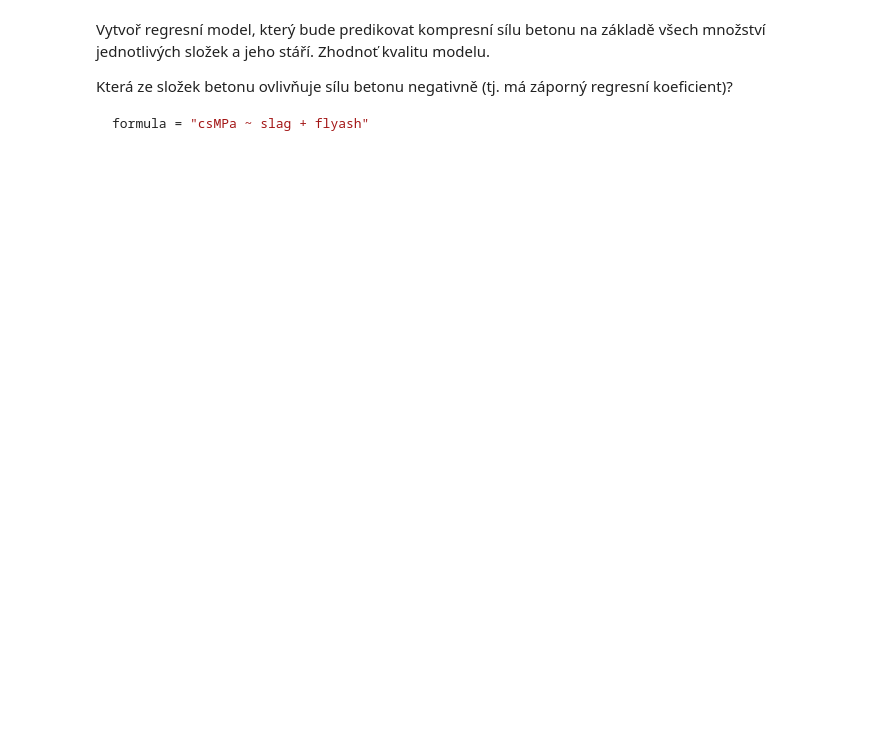
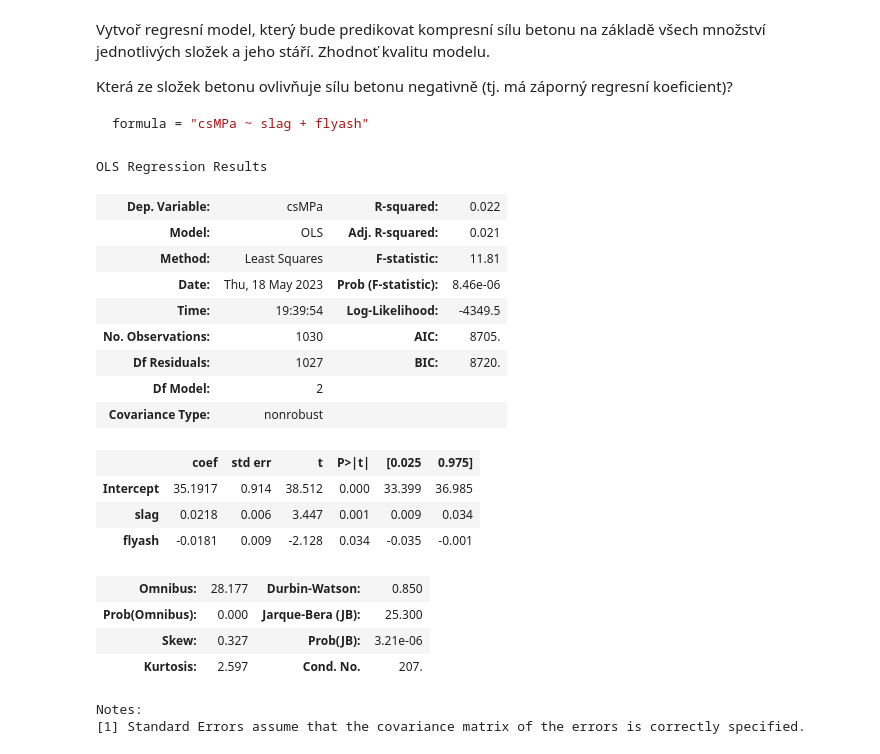
Before and after one commit to AnetaPopelova/czechitas-python-for-data-science, a Jupyter notebook: lekce-07/excs/kvalita-betonu.ipynb, the cells around one changed output. Drawn from its saved outputs; the diff is of its cells as text; code cells hidden in the pictures; blank space fills up the shorter version.

````diff
--- a/lekce-07/excs/kvalita-betonu.ipynb
+++ b/lekce-07/excs/kvalita-betonu.ipynb
@@ -50,6 +53,38 @@ Která ze složek betonu ovlivňuje sílu betonu negativně (tj. má záporný r
 ```py
 formula = "csMPa ~ slag + flyash"
 ```
+# %%
+# Kladný korelační koeficient vyjadřuje pozitivní korelaci mezi veličinami,
+# záporný korelační koeficient vyjadřuje negativní korelaci obou veličin.
+
+# Pokud je hodnota korelačního koeficientu rovna nule, korelační závislost mezi veličinami neexistuje.
+
+
+formula = "csMPa ~ slag + flyash"
+mod = smf.ols(formula=formula, data=data)
+res = mod.fit()
+res.summary()
+# %% [output]
+OLS Regression Results
+| Dep. Variable: | csMPa | R-squared: | 0.022 |
+| Model: | OLS | Adj. R-squared: | 0.021 |
+| Method: | Least Squares | F-statistic: | 11.81 |
+| Date: | Thu, 18 May 2023 | Prob (F-statistic): | 8.46e-06 |
+| Time: | 19:39:54 | Log-Likelihood: | -4349.5 |
+| No. Observations: | 1030 | AIC: | 8705. |
+| Df Residuals: | 1027 | BIC: | 8720. |
+| Df Model: | 2 |  |  |
+| Covariance Type: | nonrobust |  |  |
+|  | coef | std err | t | P>|t| | [0.025 | 0.975] |
+| Intercept | 35.1917 | 0.914 | 38.512 | 0.000 | 33.399 | 36.985 |
+| slag | 0.0218 | 0.006 | 3.447 | 0.001 | 0.009 | 0.034 |
+| flyash | -0.0181 | 0.009 | -2.128 | 0.034 | -0.035 | -0.001 |
+| Omnibus: | 28.177 | Durbin-Watson: | 0.850 |
+| Prob(Omnibus): | 0.000 | Jarque-Bera (JB): | 25.300 |
+| Skew: | 0.327 | Prob(JB): | 3.21e-06 |
+| Kurtosis: | 2.597 | Cond. No. | 207. |
+Notes:
+[1] Standard Errors assume that the covariance matrix of the errors is correctly specified.
 # %%
 formula = "csMPa ~ cement + slag  + flyash + water + superplasticizer + coarseaggregate + fineaggregate + age"
 mod = smf.ols(formula=formula, data=data)
````
Also changed, not shown: parts of 5 cells of this notebook.
